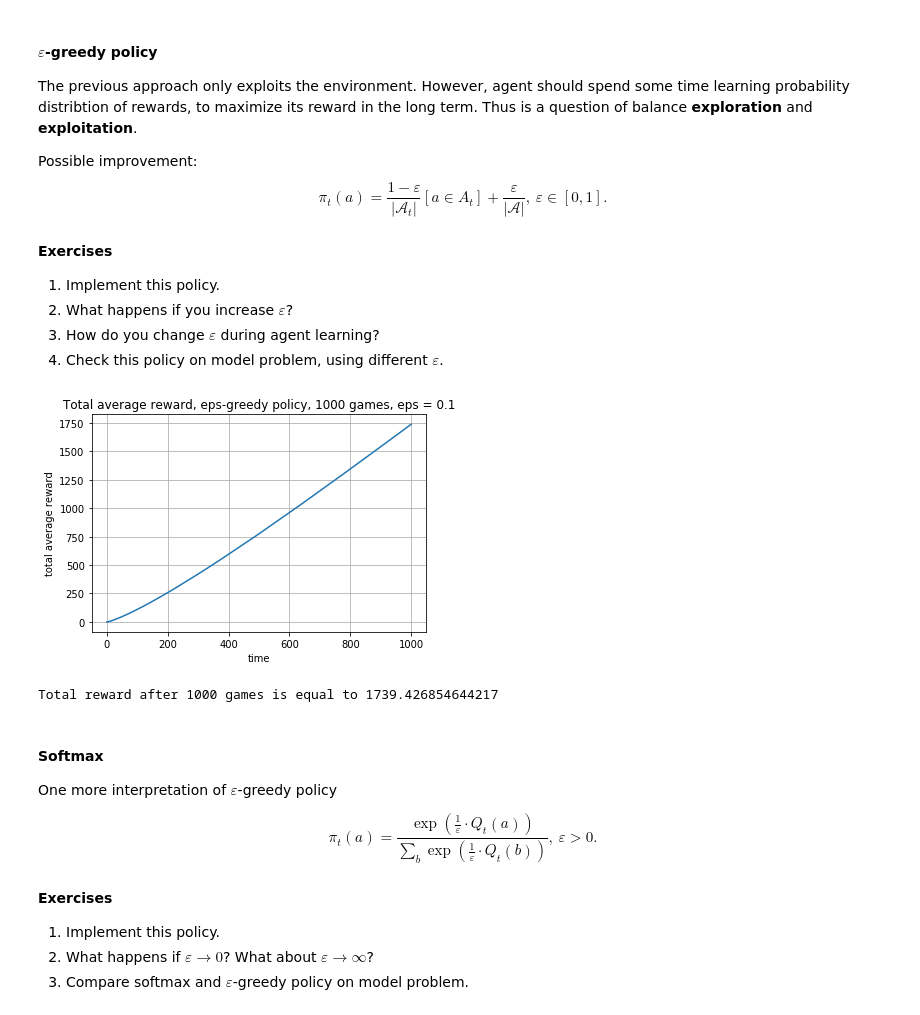
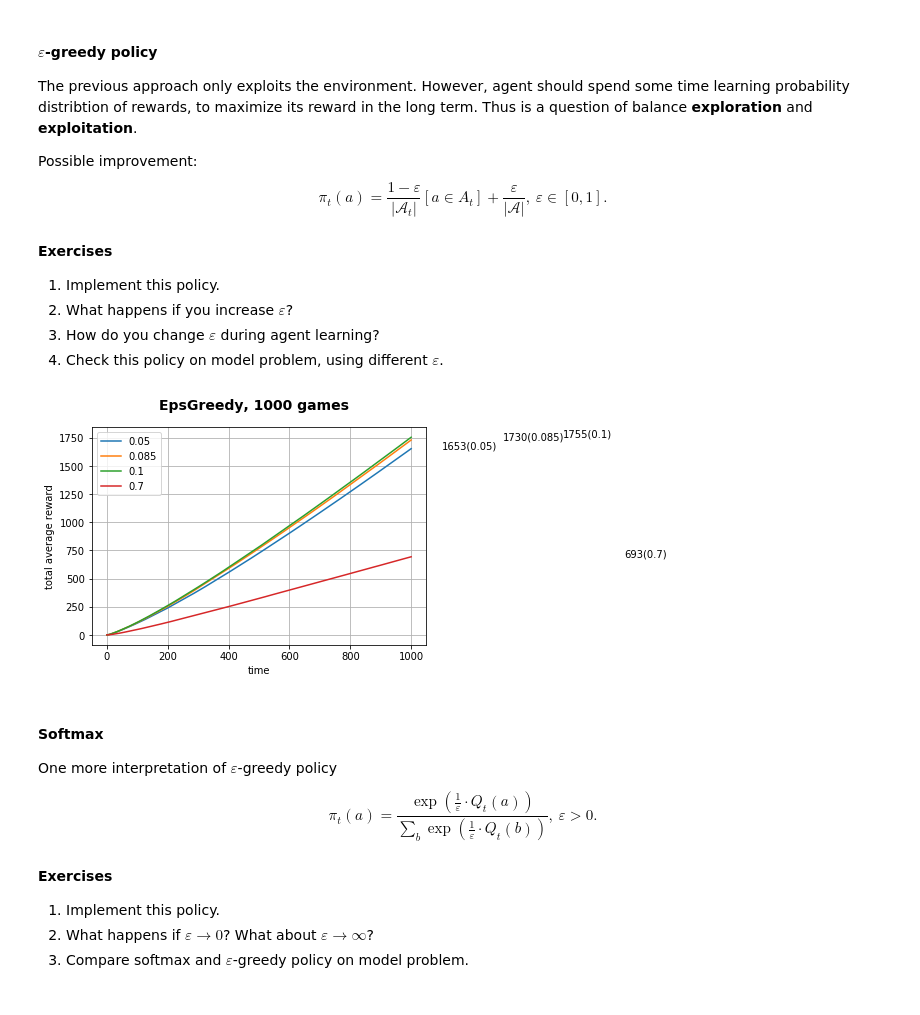
Before and after one commit to birshert/Darin, a Jupyter notebook: labs_/Birshert Alexey DARIN LAB-4.ipynb, the cells around one changed output. Drawn from its saved outputs; the diff is of its cells as text; code cells hidden in the pictures.

```diff
--- a/labs_/Birshert Alexey DARIN LAB-4.ipynb
+++ b/labs_/Birshert Alexey DARIN LAB-4.ipynb
@@ -213,15 +227,7 @@ for game in range(games_num):
-# %%
-plt.plot(avg_rew_egreedy)
-plt.title("Total average reward, eps-greedy policy, " + str(games_num) + " games, eps = " + str(eps))
-plt.xlabel("time")
-plt.ylabel("total average reward")
-plt.grid(True)
-plt.show()
-
-print("Total reward after " + str(games_num) + " games is equal to " + str(avg_rew_egreedy[T]))
-# %% [output]
-[figure, removed]
-Total reward after 1000 games is equal to 1739.426854644217
+# %%
+test(epsGreedy, Game, "EpsGreedy", [0.05, 0.085, 0.1, 0.7])
+# %% [output]
+[figure, added]
 # %% [markdown]
 #### Softmax
 One more interpretation of $\varepsilon$-greedy policy
```
Also changed, not shown: parts of 23 cells of this notebook.
